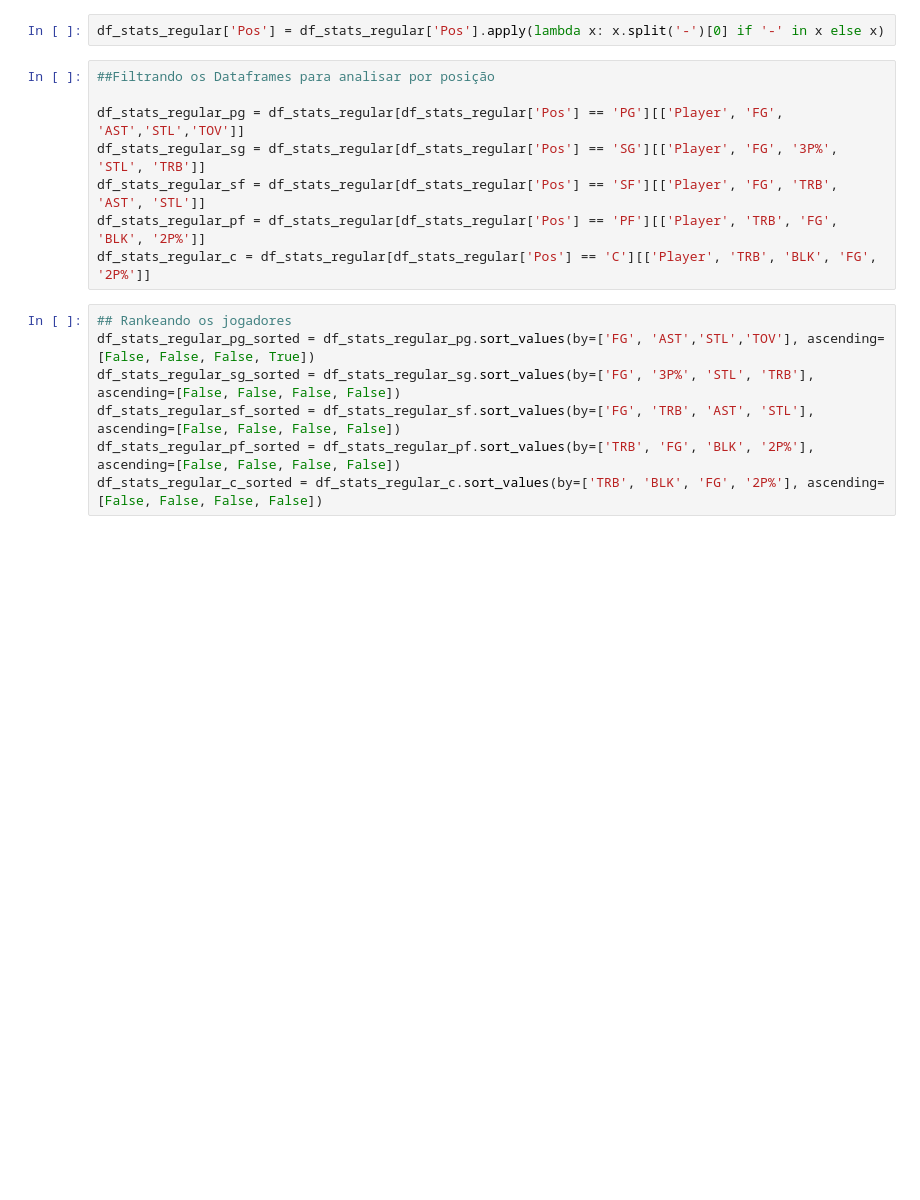
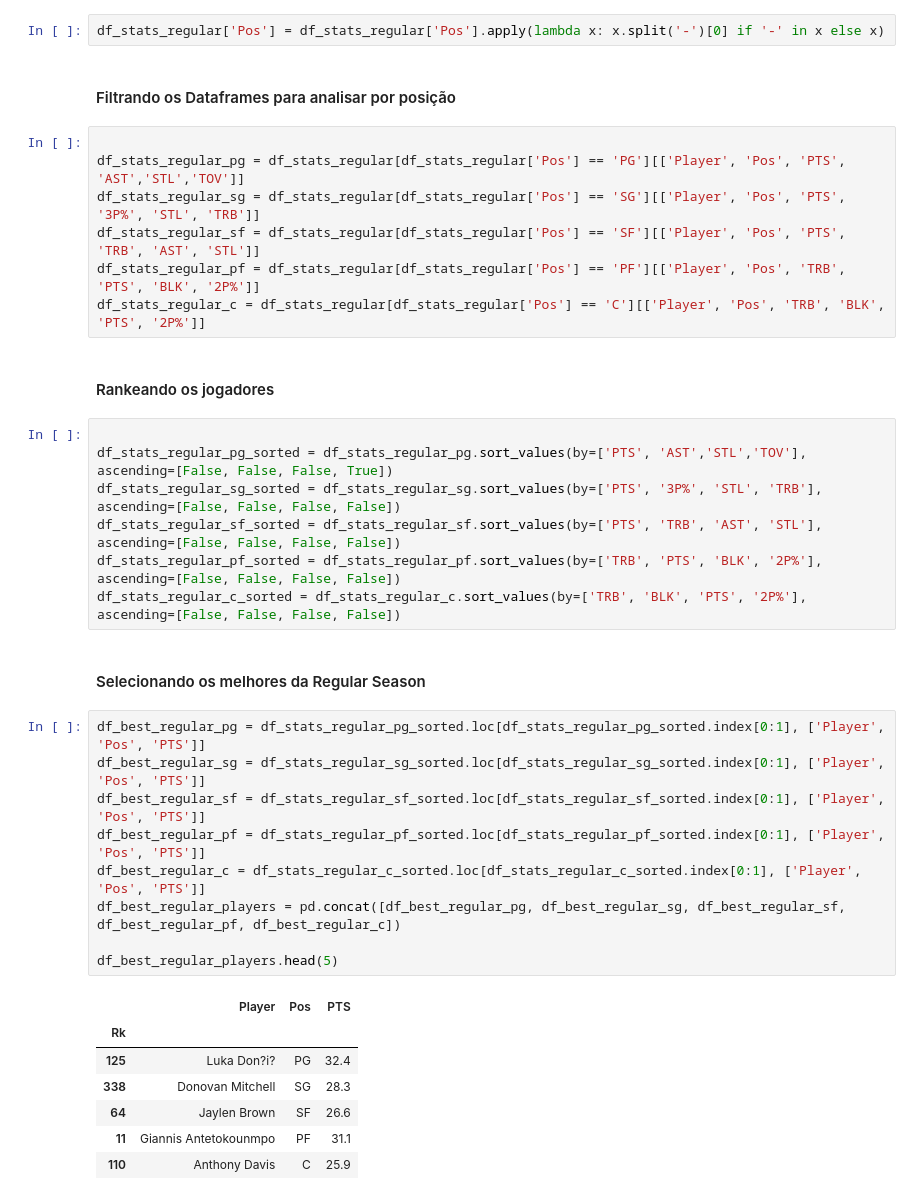
Before and after one commit to Pedrohnd77/data-import-and-cleaning, a Jupyter notebook: code/notebook_eda.ipynb, the cells around one changed output. Saved outputs shown, nothing was run; the diff lists cells and outputs as text; blank space fills up the shorter version.

Commit message:
Analisando Playoffs e Regular Season

```diff
--- a/code/notebook_eda.ipynb
+++ b/code/notebook_eda.ipynb
@@ -270,17 +272,39 @@ df_stats_regular. head(5)
 # %%
 df_stats_regular['Pos'] = df_stats_regular['Pos'].apply(lambda x: x.split('-')[0] if '-' in x else x)
+# %% [markdown]
+#### Filtrando os Dataframes para analisar por posição
 # %%
-##Filtrando os Dataframes para analisar por posição
 
-df_stats_regular_pg = df_stats_regular[df_stats_regular['Pos'] == 'PG'][['Player', 'FG', 'AST','STL','TOV']]
-df_stats_regular_sg = df_stats_regular[df_stats_regular['Pos'] == 'SG'][['Player', 'FG', '3P%', 'STL', 'TRB']]
-df_stats_regular_sf = df_stats_regular[df_stats_regular['Pos'] == 'SF'][['Player', 'FG', 'TRB', 'AST', 'STL']]
-df_stats_regular_pf = df_stats_regular[df_stats_regular['Pos'] == 'PF'][['Player', 'TRB', 'FG', 'BLK', '2P%']]
-df_stats_regular_c = df_stats_regular[df_stats_regular['Pos'] == 'C'][['Player', 'TRB', 'BLK', 'FG', '2P%']]
+df_stats_regular_pg = df_stats_regular[df_stats_regular['Pos'] == 'PG'][['Player', 'Pos', 'PTS', 'AST','STL','TOV']]
+df_stats_regular_sg = df_stats_regular[df_stats_regular['Pos'] == 'SG'][['Player', 'Pos', 'PTS', '3P%', 'STL', 'TRB']]
+df_stats_regular_sf = df_stats_regular[df_stats_regular['Pos'] == 'SF'][['Player', 'Pos', 'PTS', 'TRB', 'AST', 'STL']]
+df_stats_regular_pf = df_stats_regular[df_stats_regular['Pos'] == 'PF'][['Player', 'Pos', 'TRB', 'PTS', 'BLK', '2P%']]
+df_stats_regular_c = df_stats_regular[df_stats_regular['Pos'] == 'C'][['Player', 'Pos', 'TRB', 'BLK', 'PTS', '2P%']]
+# %% [markdown]
+#### Rankeando os jogadores
 # %%
-## Rankeando os jogadores
-df_stats_regular_pg_sorted = df_stats_regular_pg.sort_values(by=['FG', 'AST','STL','TOV'], ascending=[False, False, False, True])
-df_stats_regular_sg_sorted = df_stats_regular_sg.sort_values(by=['FG', '3P%', 'STL', 'TRB'], ascending=[False, False, False, False])
-df_stats_regular_sf_sorted = df_stats_regular_sf.sort_values(by=['FG', 'TRB', 'AST', 'STL'], ascending=[False, False, False, False])
-df_stats_regular_pf_sorted = df_stats_regular_pf.sort_values(by=['TRB', 'FG', 'BLK', '2P%'], ascending=[False, False, False, False])
-df_stats_regular_c_sorted = df_stats_regular_c.sort_values(by=['TRB', 'BLK', 'FG', '2P%'], ascending=[False, False, False, False])
+
+df_stats_regular_pg_sorted = df_stats_regular_pg.sort_values(by=['PTS', 'AST','STL','TOV'], ascending=[False, False, False, True])
+df_stats_regular_sg_sorted = df_stats_regular_sg.sort_values(by=['PTS', '3P%', 'STL', 'TRB'], ascending=[False, False, False, False])
+df_stats_regular_sf_sorted = df_stats_regular_sf.sort_values(by=['PTS', 'TRB', 'AST', 'STL'], ascending=[False, False, False, False])
+df_stats_regular_pf_sorted = df_stats_regular_pf.sort_values(by=['TRB', 'PTS', 'BLK', '2P%'], ascending=[False, False, False, False])
+df_stats_regular_c_sorted = df_stats_regular_c.sort_values(by=['TRB', 'BLK', 'PTS', '2P%'], ascending=[False, False, False, False])
+# %% [markdown]
+#### Selecionando os melhores da Regular Season
+# %%
+df_best_regular_pg = df_stats_regular_pg_sorted.loc[df_stats_regular_pg_sorted.index[0:1], ['Player', 'Pos', 'PTS']]
+df_best_regular_sg = df_stats_regular_sg_sorted.loc[df_stats_regular_sg_sorted.index[0:1], ['Player', 'Pos', 'PTS']]
+df_best_regular_sf = df_stats_regular_sf_sorted.loc[df_stats_regular_sf_sorted.index[0:1], ['Player', 'Pos', 'PTS']]
+df_best_regular_pf = df_stats_regular_pf_sorted.loc[df_stats_regular_pf_sorted.index[0:1], ['Player', 'Pos', 'PTS']]
+df_best_regular_c = df_stats_regular_c_sorted.loc[df_stats_regular_c_sorted.index[0:1], ['Player', 'Pos', 'PTS']]
+df_best_regular_players = pd.concat([df_best_regular_pg, df_best_regular_sg, df_best_regular_sf, df_best_regular_pf, df_best_regular_c])
+
+df_best_regular_players.head(5)
+# %% [output]
+|  | Player | Pos | PTS |
+| Rk |  |  |  |
+| 125 | Luka Don?i? | PG | 32.4 |
+| 338 | Donovan Mitchell | SG | 28.3 |
+| 64 | Jaylen Brown | SF | 26.6 |
+| 11 | Giannis Antetokounmpo | PF | 31.1 |
+| 110 | Anthony Davis | C | 25.9 |
```
Also changed, not shown: parts of 13 cells of this notebook, 1 other file.
